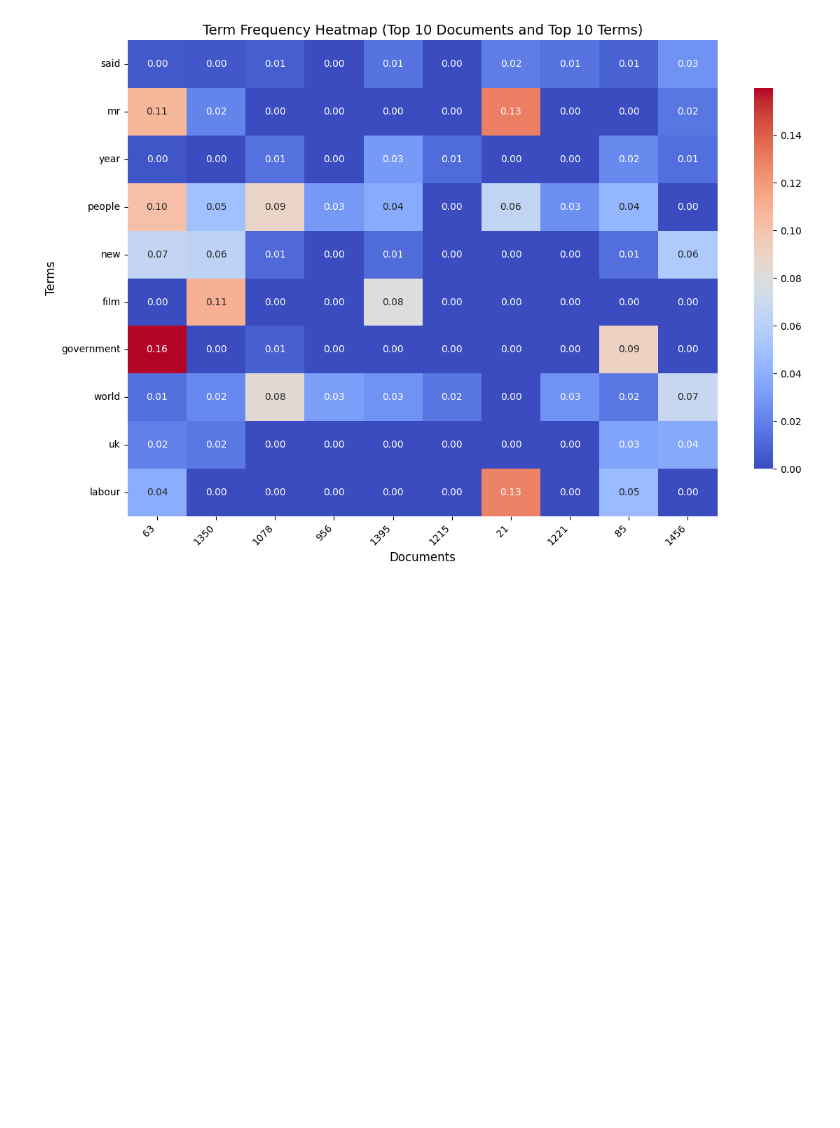
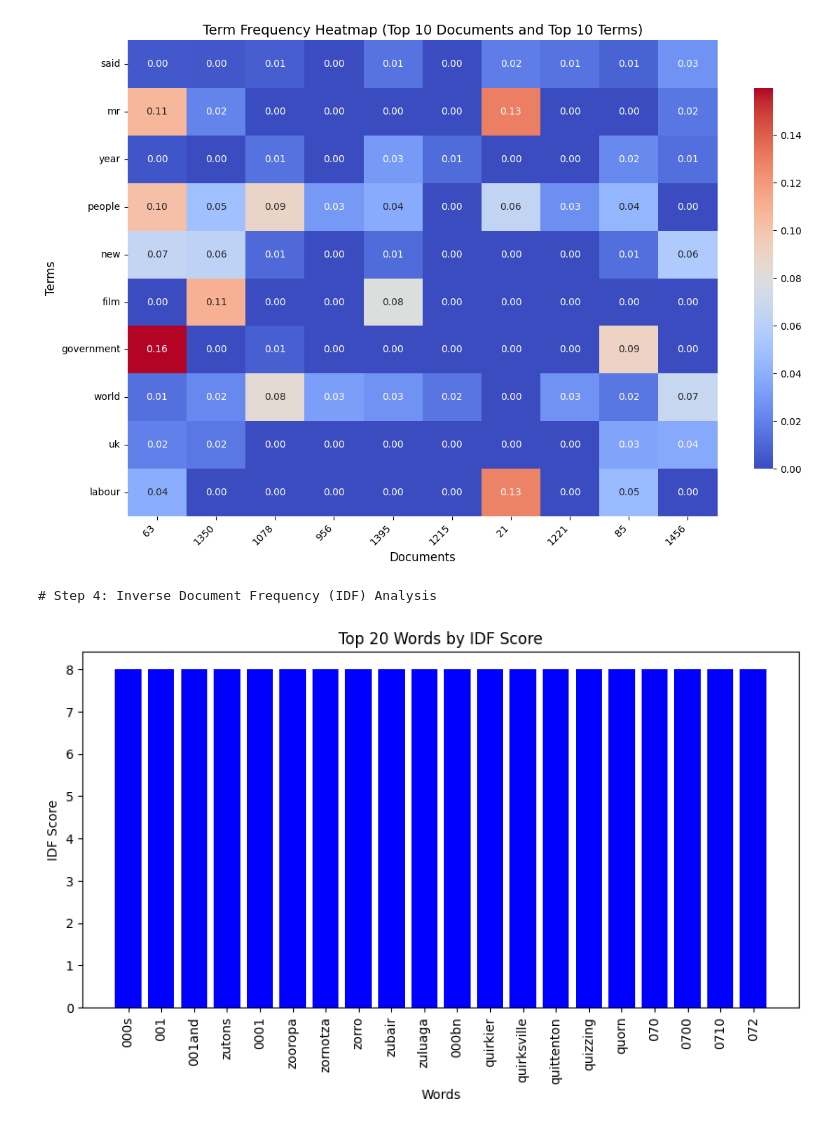
Before and after one commit to Birkity/tfidf-document-retrieval, a Jupyter notebook: notebook/Tf-IDF.ipynb, the cells around one changed output. Saved outputs shown, nothing was run; the diff lists cells and outputs as text; code cells hidden in the pictures; blank space fills up the shorter version.

Commit message:
Step 4: Inverse Document Frequency (IDF) Calculation & Visualization

```diff
--- a/notebook/Tf-IDF.ipynb
+++ b/notebook/Tf-IDF.ipynb
@@ -107,3 +107,19 @@ plt.show()
 # %% [output]
 # Step 3: Term Frequency Heatmap (Improved)
 [figure]
+# %%
+# Step 4: Inverse Document Frequency (IDF) Calculation & Visualization
+print("# Step 4: Inverse Document Frequency (IDF) Analysis")
+idf_values = dict(zip(vectorizer.get_feature_names_out(), vectorizer.idf_))
+idf_df = pd.DataFrame(list(idf_values.items()), columns=['Word', 'IDF']).sort_values(by='IDF', ascending=False)
+
+plt.figure(figsize=(10, 5))
+plt.bar(idf_df['Word'][:20], idf_df['IDF'][:20], color='blue')
+plt.xticks(rotation=90)
+plt.xlabel("Words")
+plt.ylabel("IDF Score")
+plt.title("Top 20 Words by IDF Score")
+plt.show()
+# %% [output]
+# Step 4: Inverse Document Frequency (IDF) Analysis
+[figure, added]
```
